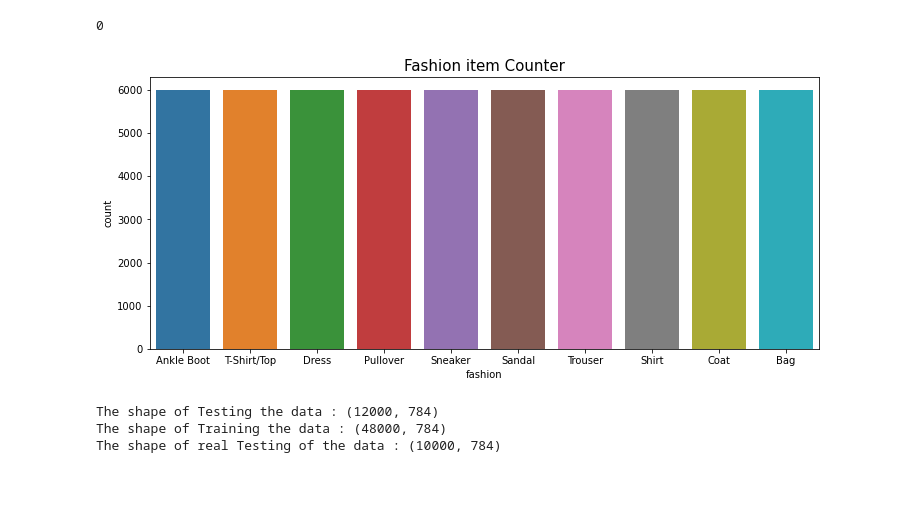
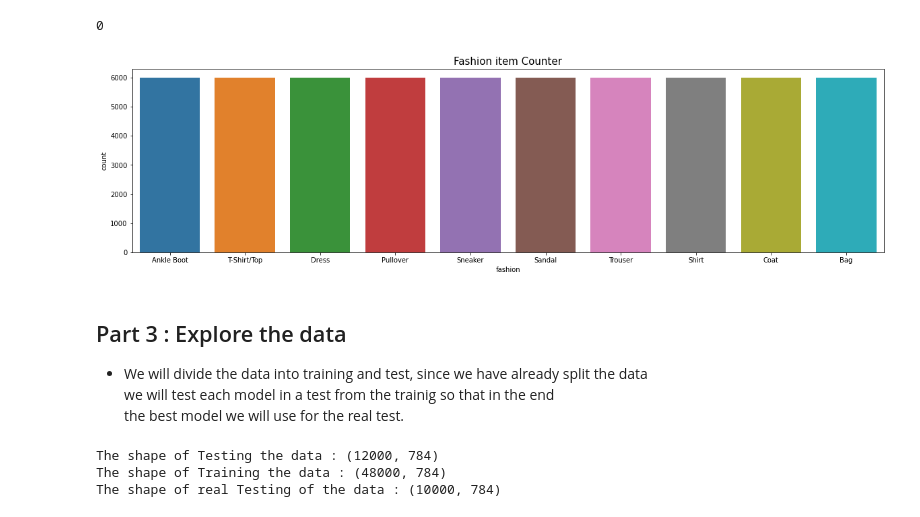
Before and after one commit to tomergozlan/Fashion_Mnist, a Jupyter notebook: fashion_mnist.ipynb, the cells around one changed output. Saved outputs shown, nothing was run; the diff lists cells and outputs as text; code cells hidden in the pictures; blank space fills up the shorter version.

Commit message:
finish corr & start models fit

```diff
--- a/fashion_mnist.ipynb
+++ b/fashion_mnist.ipynb
@@ -136,9 +148,9 @@ k=df['fashion'].replace({0 :'T-Shirt/Top',
 # %%
-# Plot graph for count values of fashion item
-axis=plt.subplots(figsize = (12,5))
+# plot graph for count values of fashion item
+axis=plt.subplots(figsize = (20,5))
 plt.title("Fashion item Counter", size=15)
 sns.countplot(k)
 
 plt.show()
 # %% [output]
-[figure, old version]
+[figure, new version]
@@ -148 +160,7 @@ df.drop(['fashion'], axis=1, inplace=True)
+# %% [markdown]
+## Part 3 : Explore the data
+
+- We will divide the data into training and test, since we have already split the data <br>
+we will test each model in a test from the trainig so that in the end <br>
+the best model we will use for the real test.
 # %%
```
Also changed, not shown: parts of 37 cells of this notebook, 1 other file.
